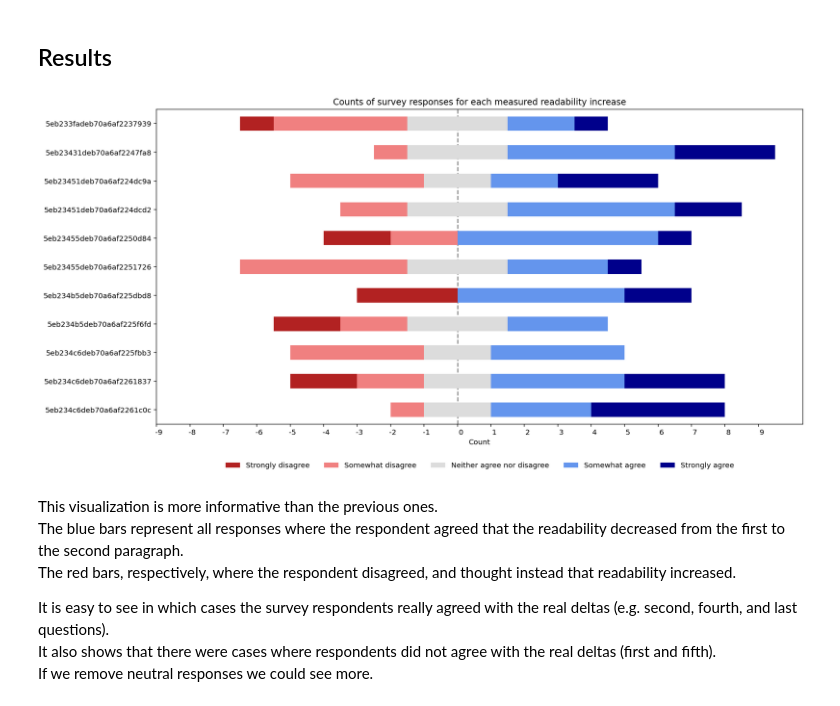
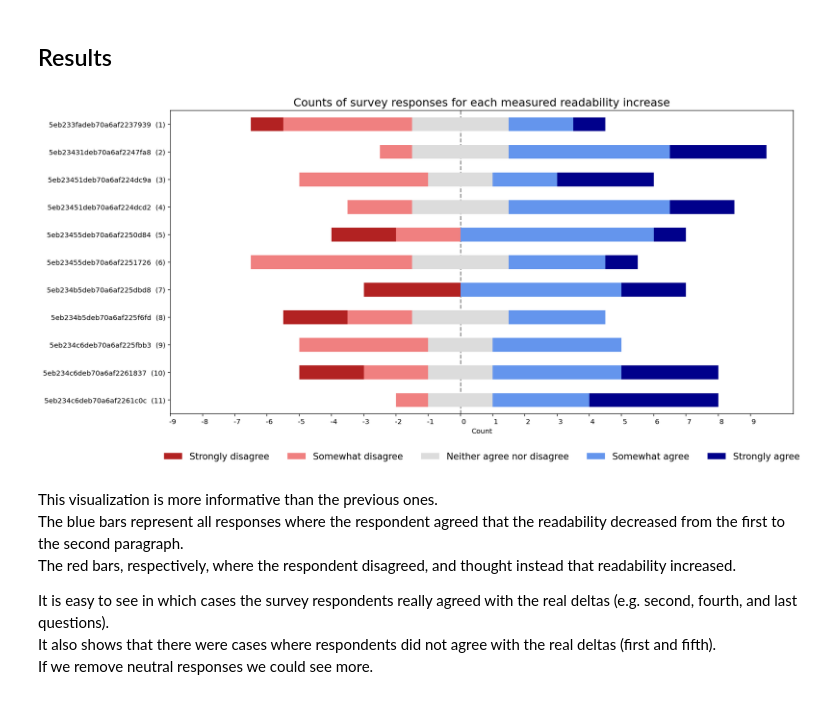
Before and after one commit to TiredFalcon/readse-internal-validity, a Jupyter notebook: Survey_responses_analysys.ipynb, the cells around one changed output. Drawn from its saved outputs; the diff is of its cells as text; code cells hidden in the pictures.

Commit message:
Add indices in images with likert counts for at least 10 responses

```diff
--- a/Survey_responses_analysys.ipynb
+++ b/Survey_responses_analysys.ipynb
@@ -58,7 +58,12 @@ question_boxplots(high_count_df, "Distribution of survey responses for each ques
 In these last boxplots we see the level of agreement for all questions with 10 or more reponses.
 When dealing with likert survey responses, however, a better visualization is achieved using stacked diverging bar charts.
 # %%
-def plot_likert(_df: pd.DataFrame, include_neutral: bool = True, fname: str = None, metric: str = None):
+def plot_likert(_df: pd.DataFrame,
+                include_neutral: bool = True,
+                number_elements: bool = False,
+                fname: str = None,
+                metric: str = None):
+
     # Copy df because code below mutates df
     copy_df = _df.copy().reindex(index=_df.index[::-1])
 
@@ -76,6 +81,12 @@ def plot_likert(_df: pd.DataFrame, include_neutral: bool = True, fname: str = No
         .sum(axis=1) + copy_df['Neither agree nor disagree']*.5
     longest = middles.max()*1.1
     copy_df.insert(0, '', (middles - longest).abs())
+
+    if (number_elements):
+        # Must reverse because df is plotted from below up
+        index = copy_df.index
+        reversed_enumerated_index = [f'{x}  ({i+1})' for i, x in enumerate(index[::-1])]
+        copy_df = copy_df.set_index([reversed_enumerated_index[::-1]])
 
     # Plot stacked bar chart
     ax = copy_df.plot.barh(
@@ -105,7 +116,8 @@ def plot_likert(_df: pd.DataFrame, include_neutral: bool = True, fname: str = No
         loc='upper center',
         bbox_to_anchor=(.5, -0.1),
         ncol=5,
-        edgecolor='white'
+        edgecolor='white',
+        fontsize=13
     )
 
     # Set labels and title
@@ -113,7 +125,8 @@ def plot_likert(_df: pd.DataFrame, include_neutral: bool = True, fname: str = No
     plt.ylabel('')
     plt.title("Counts of survey responses for each measured readability increase"
              if not metric else
-             f"Counts of survey responses for each measured readability increase (according to {metric})")
+             f"Counts of survey responses for each measured readability increase (according to {metric})",
+             { 'fontsize': 16 })
     if (fname):
         plt.savefig(f'figures/{fname}', bbox_inches='tight')
     plt.show()
@@ -144,9 +157,9 @@ likert_counts
 # %% [markdown]
 ## Results
 # %%
-plot_likert(likert_counts, fname = 'likert_counts.png')
+plot_likert(likert_counts, number_elements=True, fname='likert_counts.png')
 # %% [output]
-[figure, old version]
+[figure, new version]
 # %% [markdown]
 This visualization is more informative than the previous ones.
 The blue bars represent all responses where the respondent agreed that the readability decreased from the first to the second paragraph.
```
Also changed, not shown: parts of 6 cells of this notebook, 1 other file.
